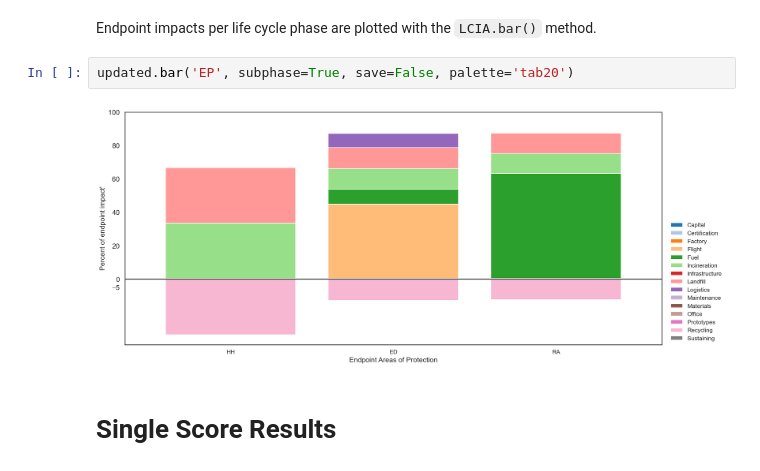
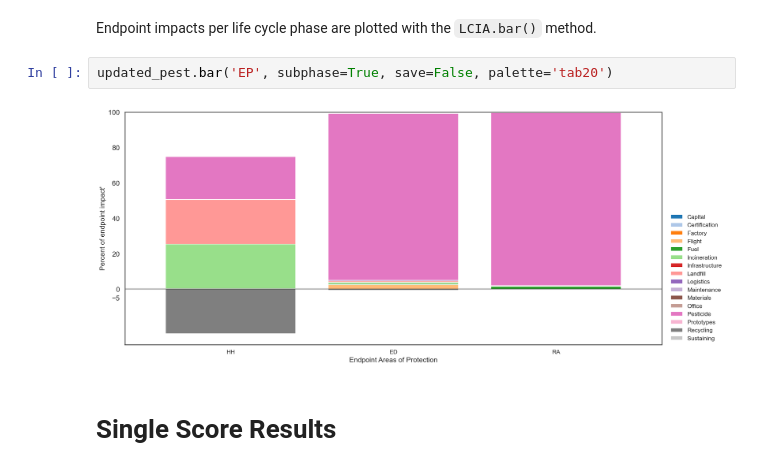
Before and after one commit to gparolin/AEco, a Jupyter notebook: Scripts/view.ipynb, the cells around one changed output. Saved outputs shown, nothing was run; the diff lists cells and outputs as text.

```diff
--- a/Scripts/view.ipynb
+++ b/Scripts/view.ipynb
@@ -196,9 +196,9 @@ with pd.ExcelWriter("Outputs/Antera_mean_results.xlsx", mode='a') as writer:
 # %% [markdown]
 Endpoint impacts per life cycle phase are plotted with the `LCIA.bar()` method.
 # %%
-updated.bar('EP', subphase=True, save=False, palette='tab20')
+updated_pest.bar('EP', subphase=True, save=False, palette='tab20')
 # %% [output]
-[figure, old version]
+[figure, new version]
 # %% [markdown]
 # Single Score Results
 # %% [markdown]
```
Also changed, not shown: 3 other files.
